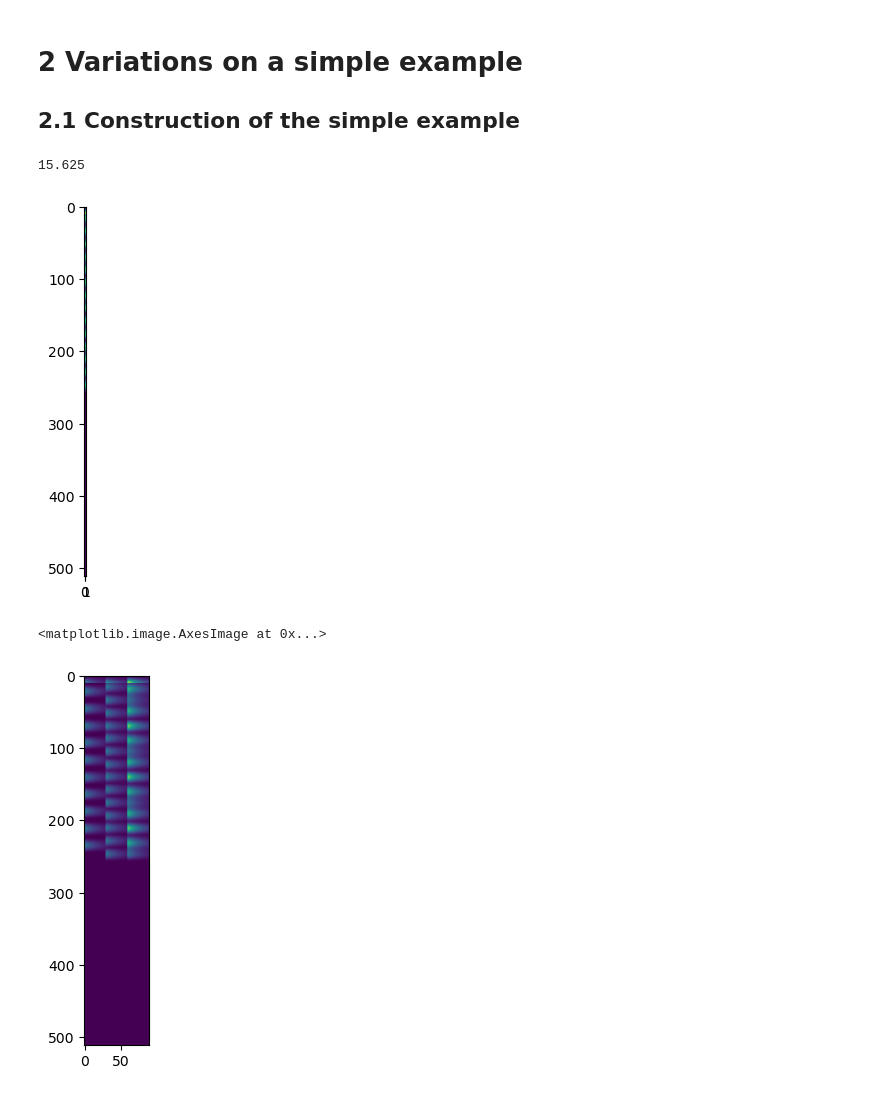
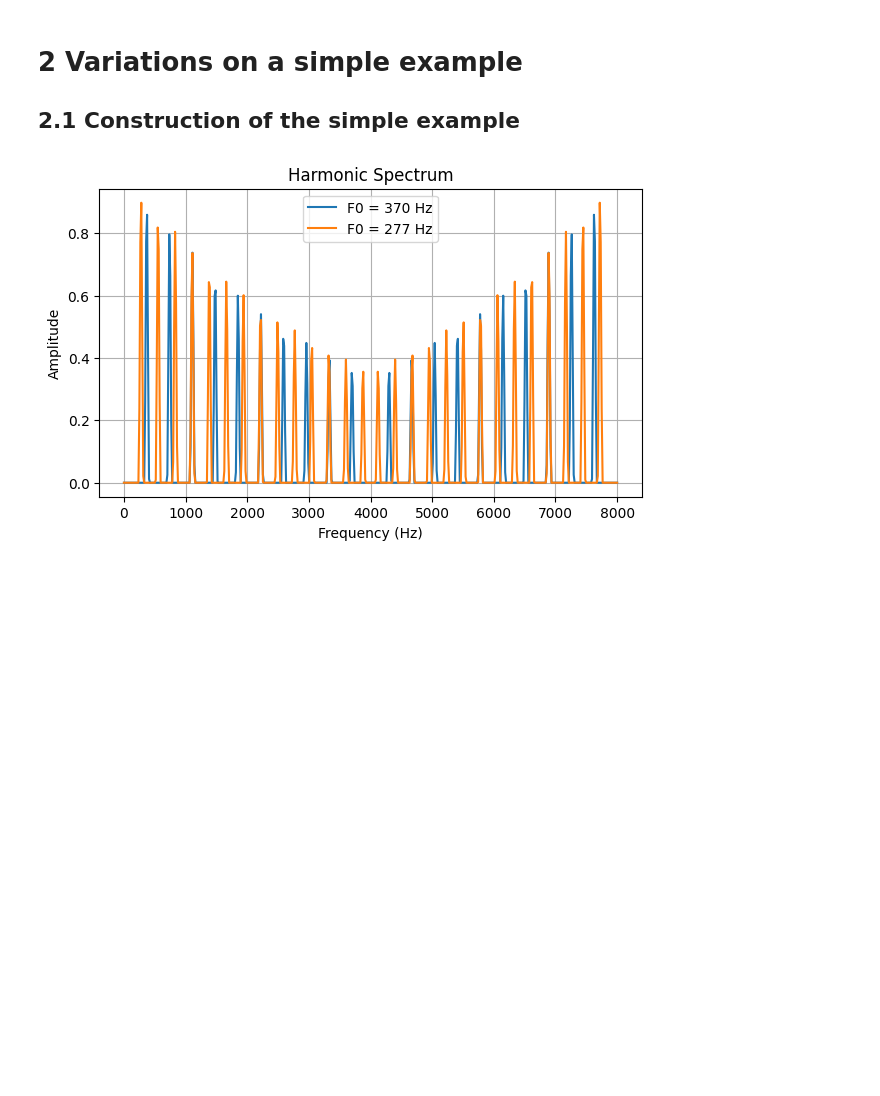
Before and after one commit to kjle/ATIAM-Promo-2025, a Jupyter notebook: TSM/TP-NMF/NMF_TP.ipynb, the cells around one changed output. Cells and saved outputs as stored; diff of their text form; code cells hidden in the pictures; blank space fills up the shorter version.

```diff
--- a/TSM/TP-NMF/NMF_TP.ipynb
+++ b/TSM/TP-NMF/NMF_TP.ipynb
@@ -166,44 +167,3 @@ $$
 # 2 Variations on a simple example
 
 ## 2.1 Construction of the simple example
-# %%
-Fe = 8e3
-Nfft = 512
-f0 = [370, 277] # C, E
-
-print(Fe/Nfft)
-
-freq = np.arange(0, Fe, Fe/Nfft)
-Kr = np.where(freq < Fe/2)[0]
-w_width_hz = 370
-w_width = int(w_width_hz / Fe * Nfft)
-w = np.hanning(w_width)
-W_r = []
-for f0_r in f0:
-    W = np.zeros(freq.size)
-    for k in Kr:
-        if k*f0_r/Fe > 0.5:
-            break
-        a_k = np.exp(-k/len(Kr))
-        freq_left = f0_r*k - w_width_hz/2
-        N_left = max(0, int(freq_left / Fe * Nfft))
-        freq_right = f0_r*k + w_width_hz/2
-        N_right = min(Nfft, int(freq_right / Fe * Nfft))
-        if N_left < N_right:
-            segment_length = N_right - N_left
-            if segment_length > w.size:
-                w_padded = np.pad(w, (0, segment_length - w.size), 'constant')
-            else:
-                w_padded = w[:segment_length]
-            W[N_left:N_right] += a_k * w_padded
-    W_r.append(W)
-
-Ws = np.array(W_r).T
-# plt.plot(W_r[0])
-# plt.plot(W_r[1])
-# plt.plot(w)
-# plt.plot(np.exp(-Kr/len(Kr)))
-# plt.xlim([0, 256])
-# plt.show()
-# %% [output]
-15.625
@@ -221,10 +169,0 @@ Hs = np.array([np.concatenate([h, z, h]), np.concatenate([z, h, h])])
-# %%
-plt.imshow(Ws)
-plt.show()
-
-Xs = np.dot(Ws, Hs)
-plt.imshow(Xs)
-# %% [output]
-[figure, removed]
-<matplotlib.image.AxesImage at 0x...>
-[figure, removed]
@@ -230,0 +209,10 @@ plt.imshow(Xs)
+# %%
+F0 = [370, 277]
+Fe = 8000
+Nfft = 512
+K_r = int(Nfft / 2)
+window_width = 80
+
+Ws = get_Ws(F0, Fe, Nfft, window_width)
+# %% [output]
+[figure, added]
```
Also changed, not shown: parts of 7 cells of this notebook.
